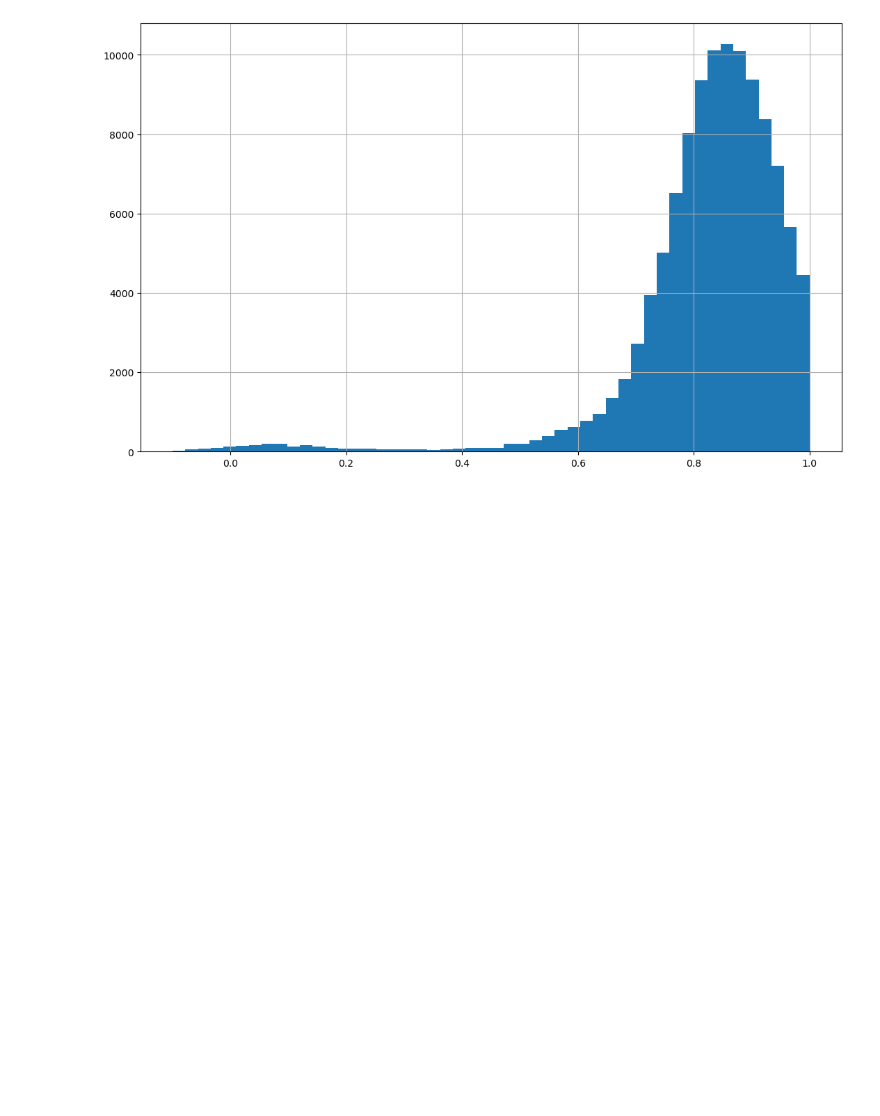
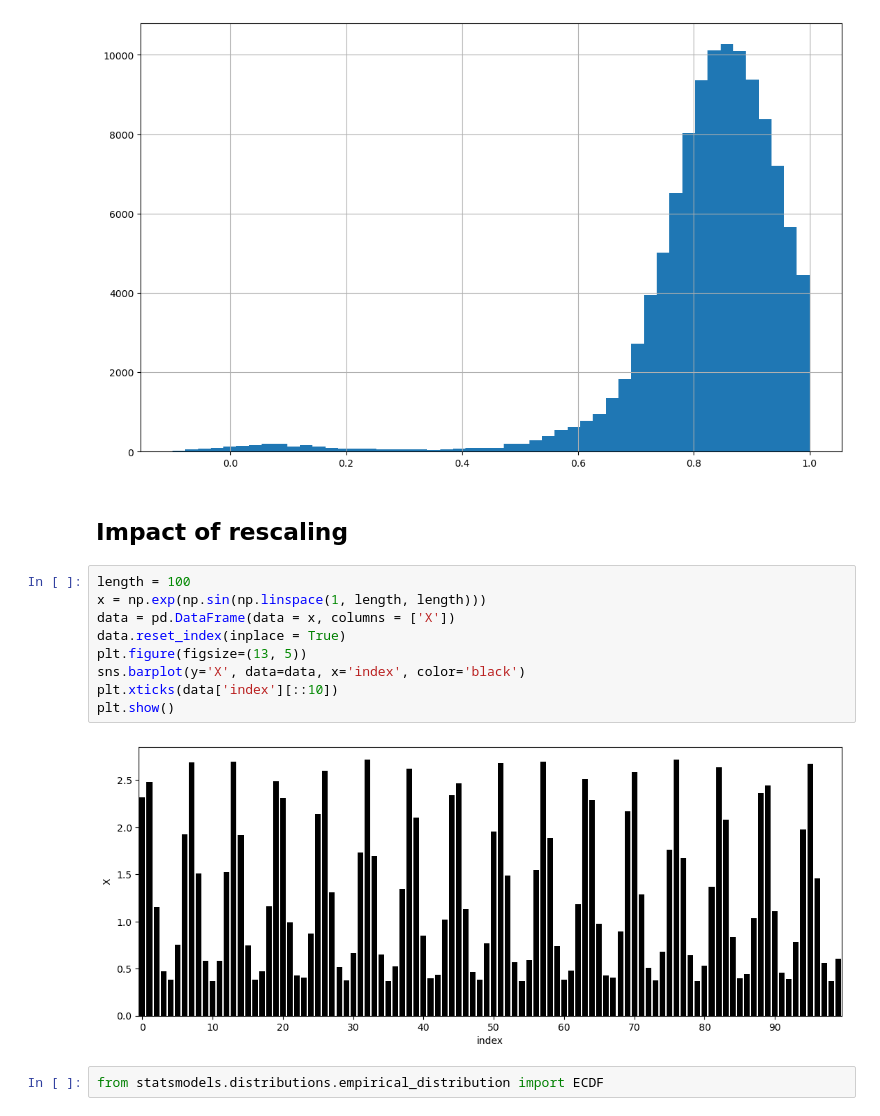
Before and after one commit to wingkit1202/ml_factor_investing, a Jupyter notebook: Chapter 4.ipynb, the cells around one changed output. Drawn from its saved outputs; the diff is of its cells as text; blank space fills up the shorter version.

```diff
--- a/Chapter 4.ipynb
+++ b/Chapter 4.ipynb
@@ -97,3 +100,18 @@ data_hist_acf.hist(bins=50, range=[-0.1, 1])
 plt.show()
 # %% [output]
 [figure]
+# %% [markdown]
+## Impact of rescaling
+# %%
+length = 100
+x = np.exp(np.sin(np.linspace(1, length, length)))
+data = pd.DataFrame(data = x, columns = ['X'])
+data.reset_index(inplace = True)
+plt.figure(figsize=(13, 5))
+sns.barplot(y='X', data=data, x='index', color='black')
+plt.xticks(data['index'][::10])
+plt.show()
+# %% [output]
+[figure, added]
+# %%
+from statsmodels.distributions.empirical_distribution import ECDF
```
Also changed, not shown: parts of 20 cells of this notebook.
